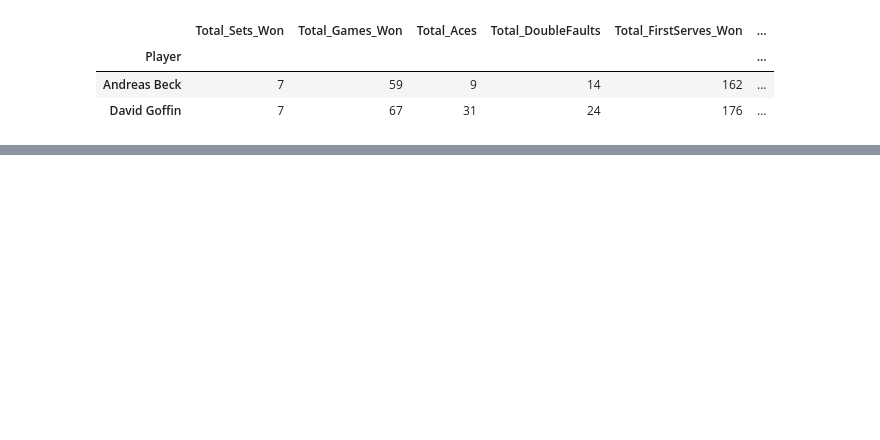
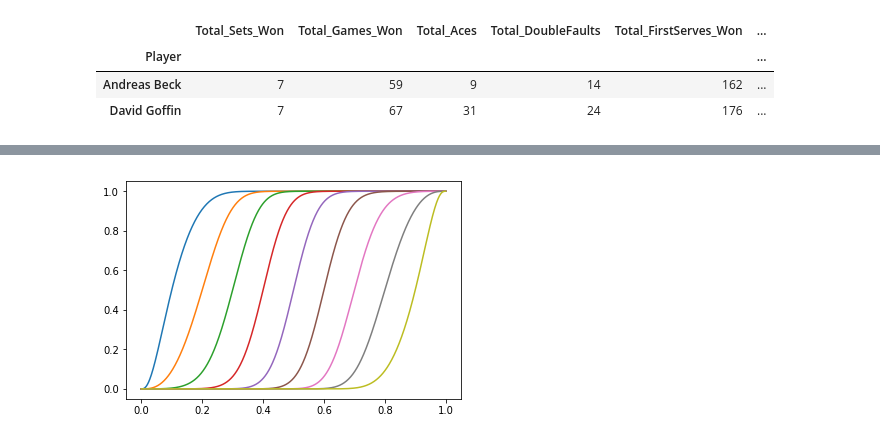
Before and after one commit to Jfbarr/aus_open_datathon_2019, a Jupyter notebook: Workbook.ipynb, the cells around one changed output, grey strips where cells are left out. Saved outputs shown, nothing was run; the diff lists cells and outputs as text; code cells hidden in the pictures; blank space fills up the shorter version.

```diff
--- a/Workbook.ipynb
+++ b/Workbook.ipynb
@@ -328,0 +469,5 @@ display(maleLifeSummaryDF.loc[['Andreas Beck', 'David Goffin']])
+# %%
+for y in Y:
+    plt.plot( X, match_win_3_of_5(X, y))
+# %% [output]
+[figure, added]
```
Also changed, not shown: parts of 4 cells of this notebook.
